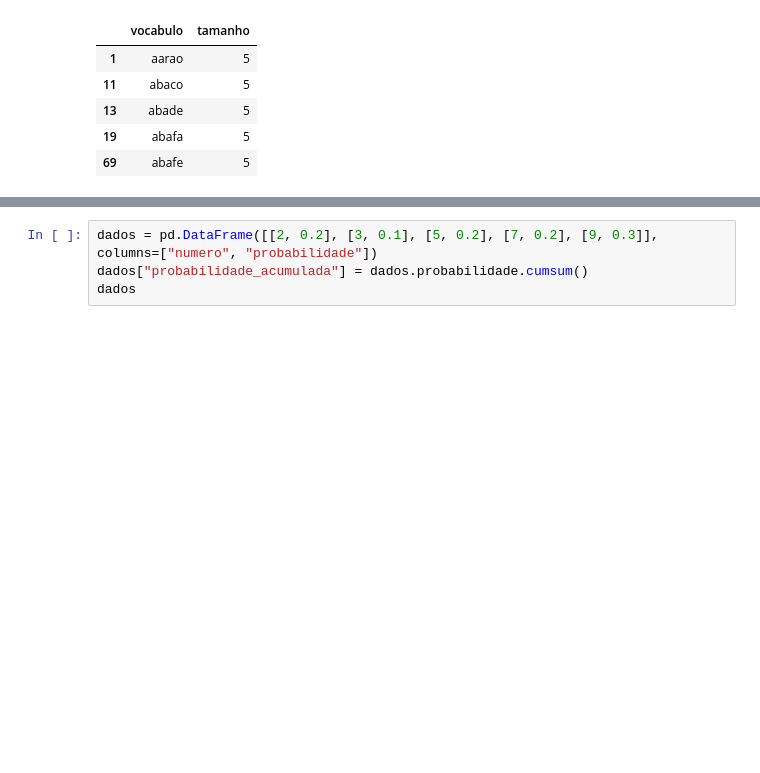
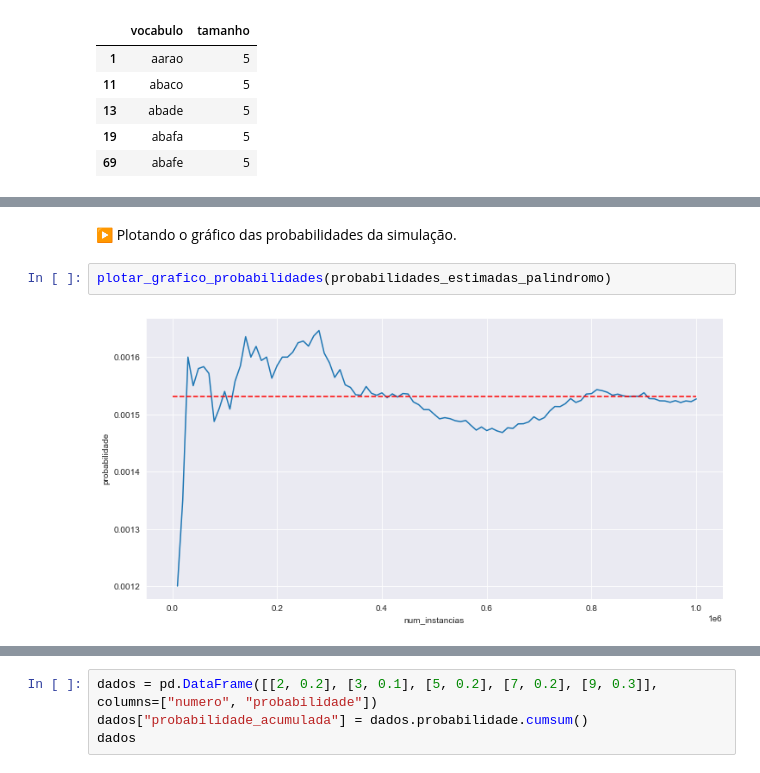
Before and after one commit to pauloceliojr/mcimd-listas, a Jupyter notebook: Lista_1.ipynb, the cells around one changed output, grey strips where cells are left out. Drawn from its saved outputs; the diff is of its cells as text; blank space fills up the shorter version.

```diff
--- a/Lista_1.ipynb
+++ b/Lista_1.ipynb
@@ -258,0 +256,6 @@ ax
+# %% [markdown]
+▶ Plotando o gráfico das probabilidades da simulação.
+# %%
+plotar_grafico_probabilidades(probabilidades_estimadas_palindromo)
+# %% [output]
+[figure, added]
```
Also changed, not shown: parts of 91 cells of this notebook.
